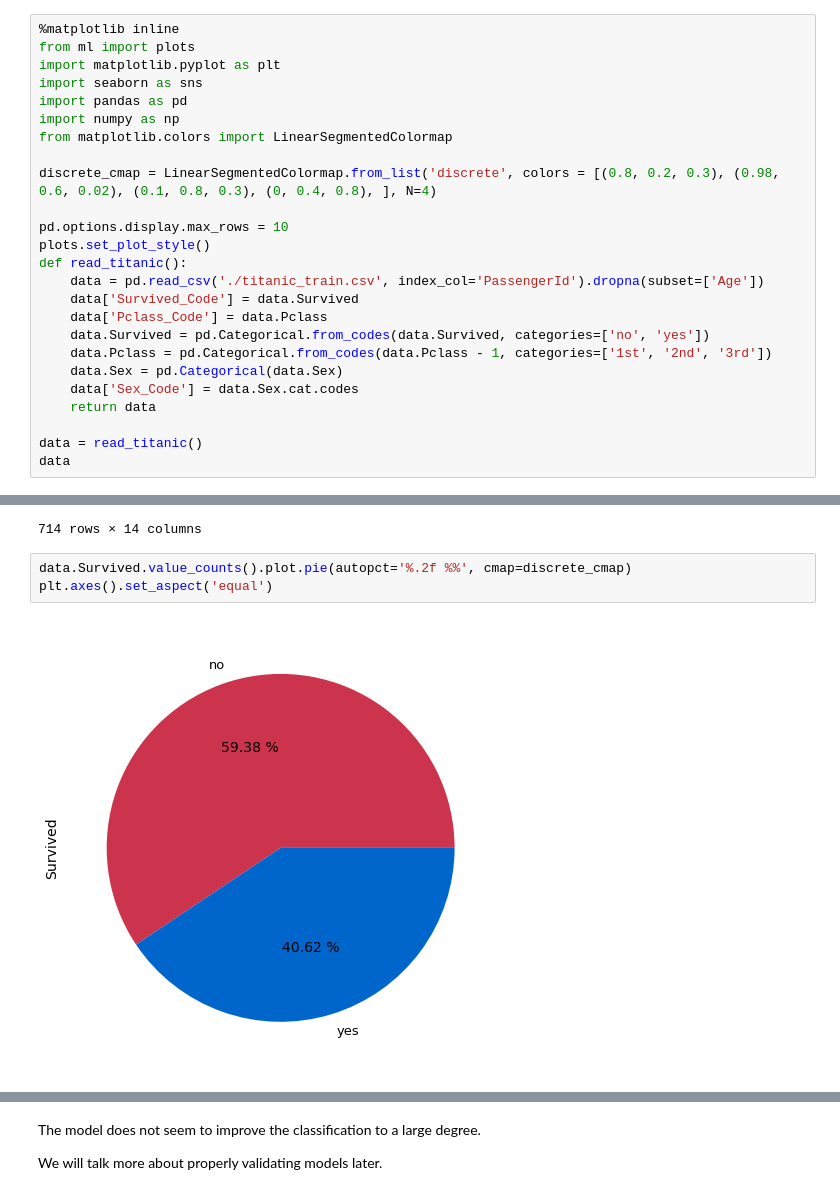
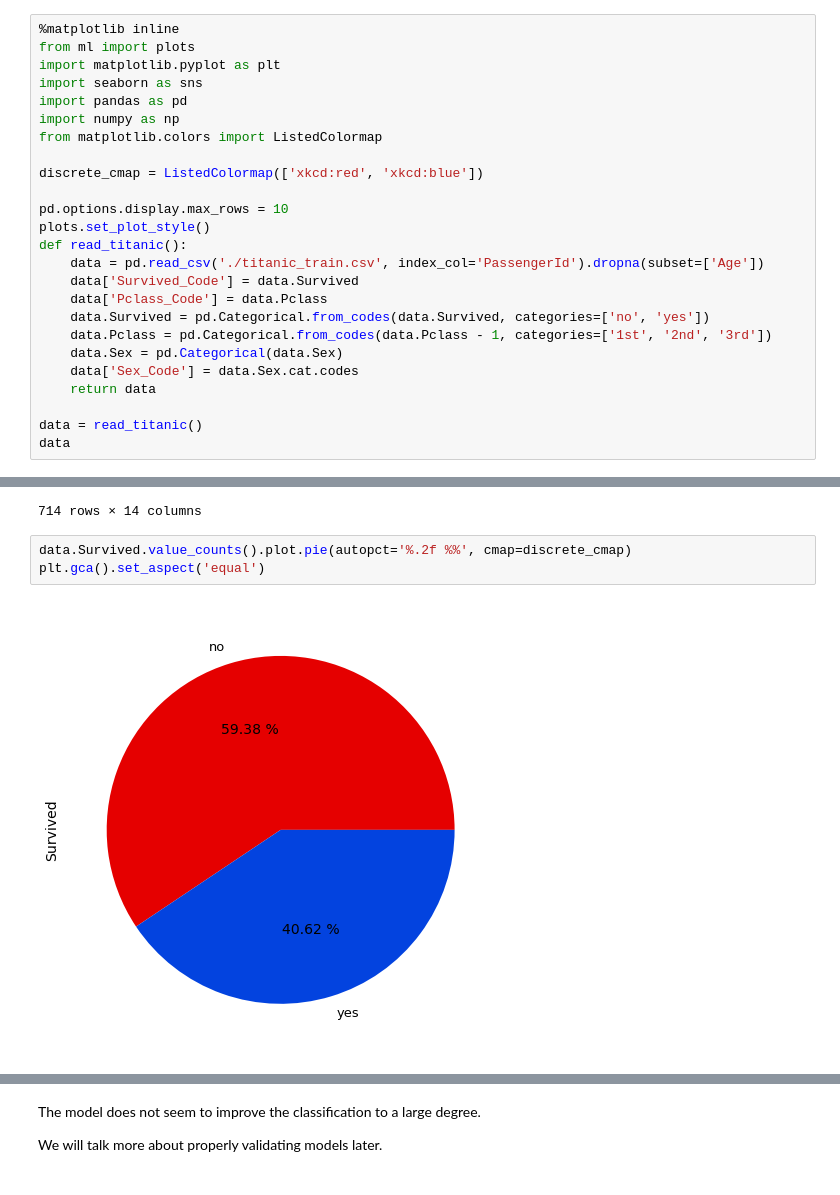
Before and after one commit to kbruegge/machine-learning-lecture, a Jupyter notebook: smd_ml.ipynb, the cells around one changed output, grey strips where cells are left out. Drawn from its saved outputs; the diff is of its cells as text.

```diff
--- a/smd_ml.ipynb
+++ b/smd_ml.ipynb
@@ -120,9 +137,9 @@ import matplotlib.pyplot as plt
 import seaborn as sns
 import pandas as pd
 import numpy as np
-from matplotlib.colors import LinearSegmentedColormap
+from matplotlib.colors import ListedColormap
 
-discrete_cmap = LinearSegmentedColormap.from_list('discrete', colors = [(0.8, 0.2, 0.3), (0.98, 0.6, 0.02), (0.1, 0.8, 0.3), (0, 0.4, 0.8), ], N=4)
+discrete_cmap = ListedColormap(['xkcd:red', 'xkcd:blue'])
 
 pd.options.display.max_rows = 10
 plots.set_plot_style()
@@ -155,9 +172,9 @@ data
 714 rows × 14 columns
 # %%
 data.Survived.value_counts().plot.pie(autopct='%.2f %%', cmap=discrete_cmap)
-plt.axes().set_aspect('equal')
+plt.gca().set_aspect('equal')
 # %% [output]
-[figure, old version]
+[figure, new version]
 # %% [markdown]
 __The task:__
 
```
Also changed, not shown: parts of 58 cells of this notebook, 5 other files.
